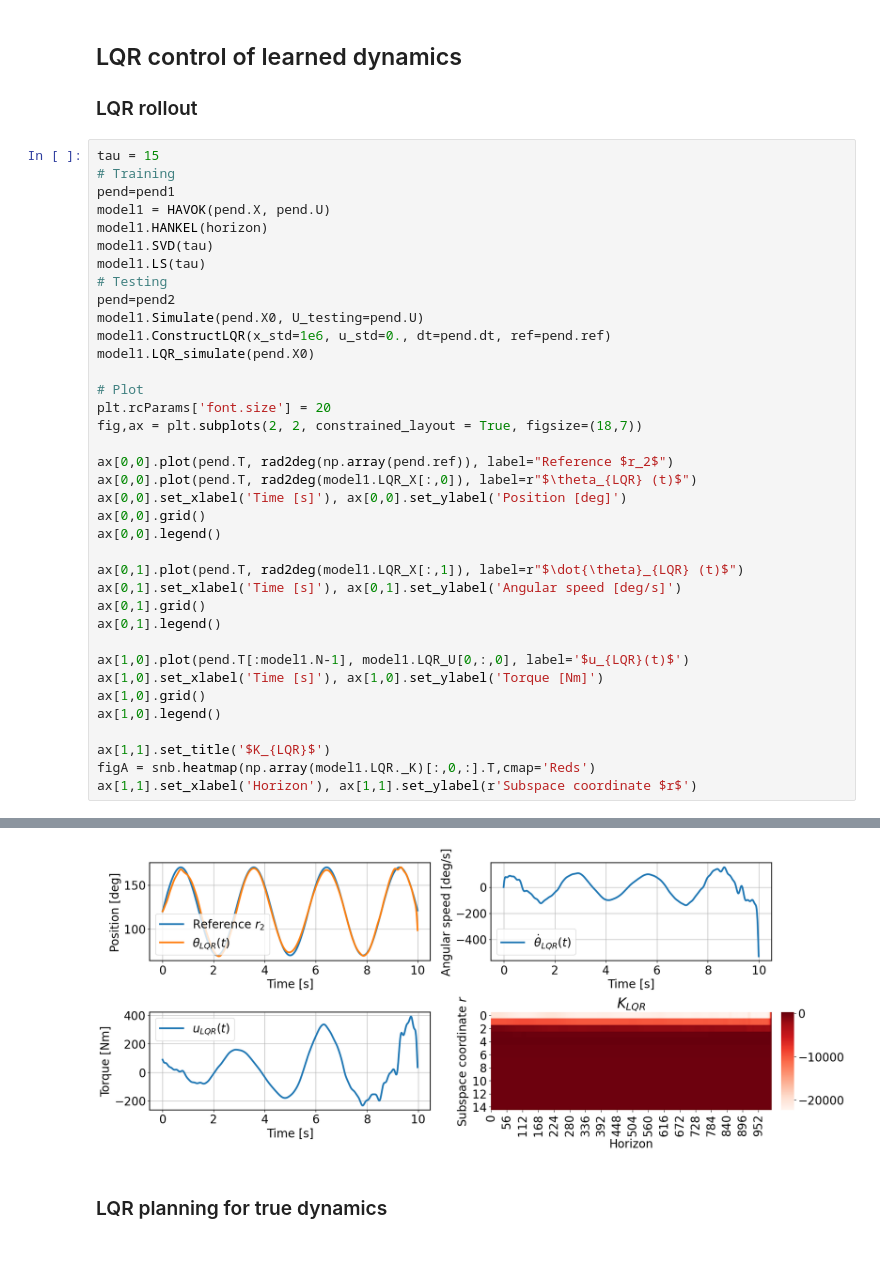
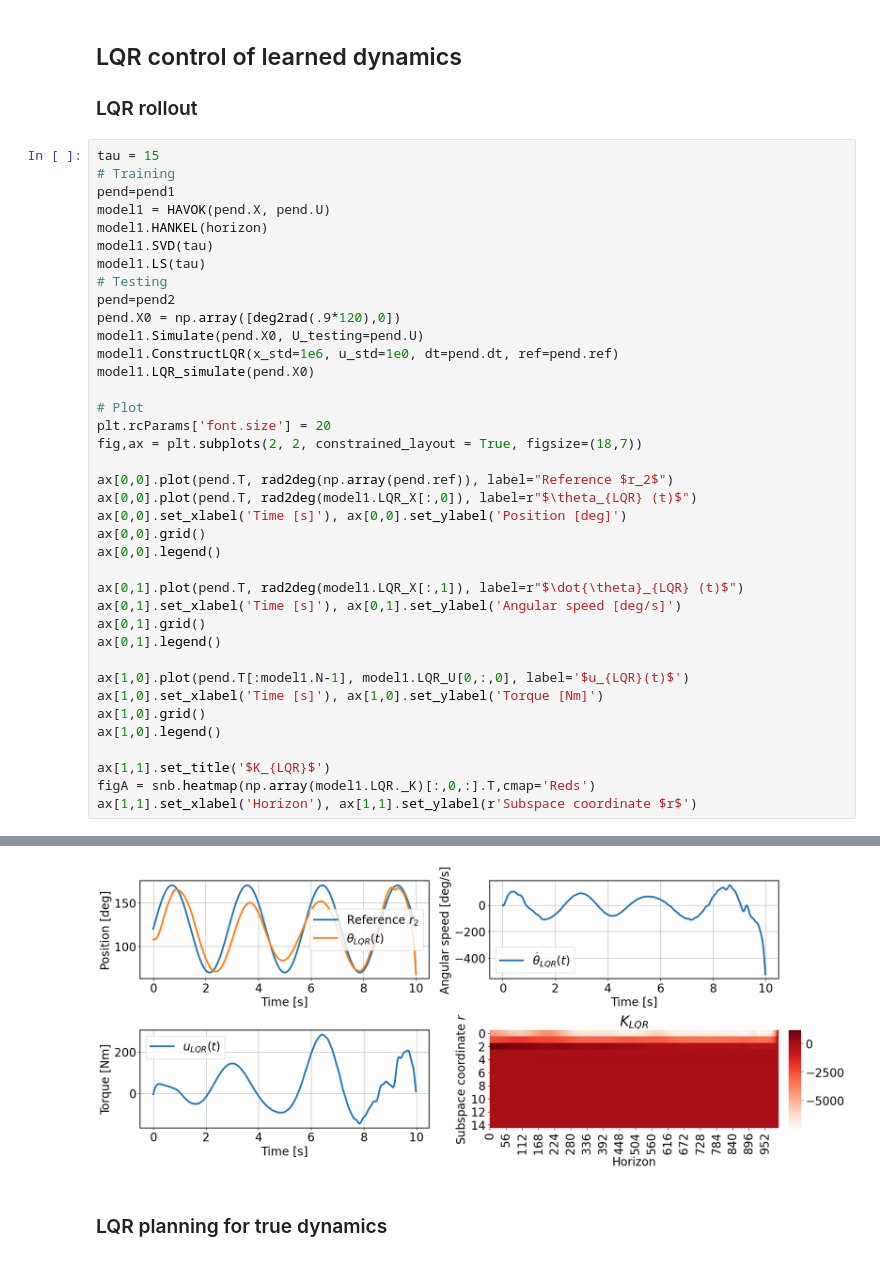
Before and after one commit to CedricFont/Subspace-learning-for-robot-application, a Jupyter notebook: LQR simulation/6_Testing_1D.ipynb, the cells around one changed output, grey strips where cells are left out. Saved outputs shown, nothing was run; the diff lists cells and outputs as text.

```diff
--- a/LQR simulation/6_Testing_1D.ipynb
+++ b/LQR simulation/6_Testing_1D.ipynb
@@ -183,8 +183,9 @@ model1.SVD(tau)
 model1.LS(tau)
 # Testing
 pend=pend2
+pend.X0 = np.array([deg2rad(.9*120),0])
 model1.Simulate(pend.X0, U_testing=pend.U)
-model1.ConstructLQR(x_std=1e6, u_std=0., dt=pend.dt, ref=pend.ref)
+model1.ConstructLQR(x_std=1e6, u_std=1e0, dt=pend.dt, ref=pend.ref)
 model1.LQR_simulate(pend.X0)
 
 # Plot
@@ -216,4 +217,4 @@ ax[1,1].set_xlabel('Horizon'), ax[1,1].set_ylabel(r'Subspace coordinate $r$')
-[figure, old version]
+[figure, new version]
 # %% [markdown]
 ### LQR planning for true dynamics
 # %%
```
Also changed, not shown: parts of 8 cells of this notebook, 5 other files.
